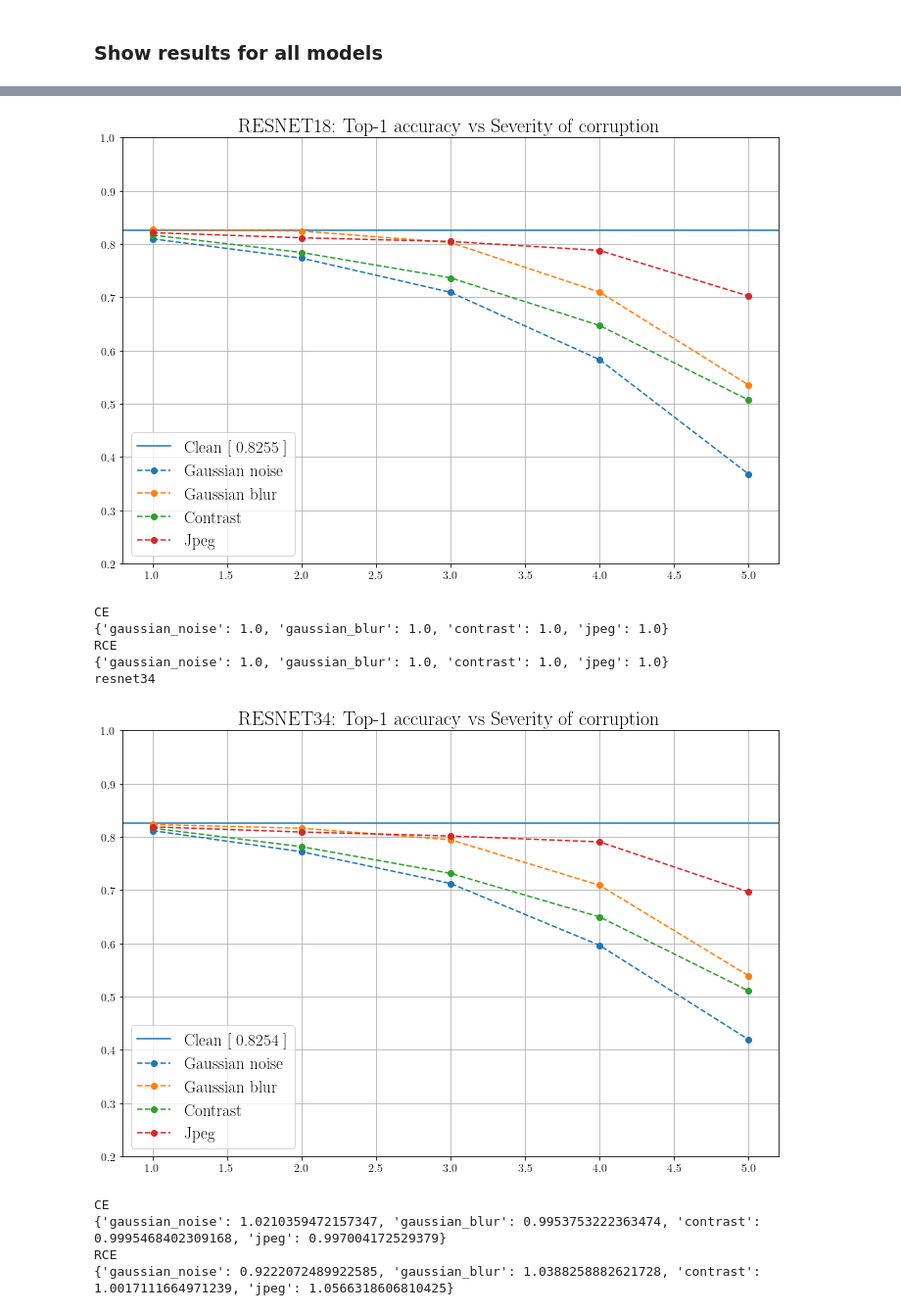
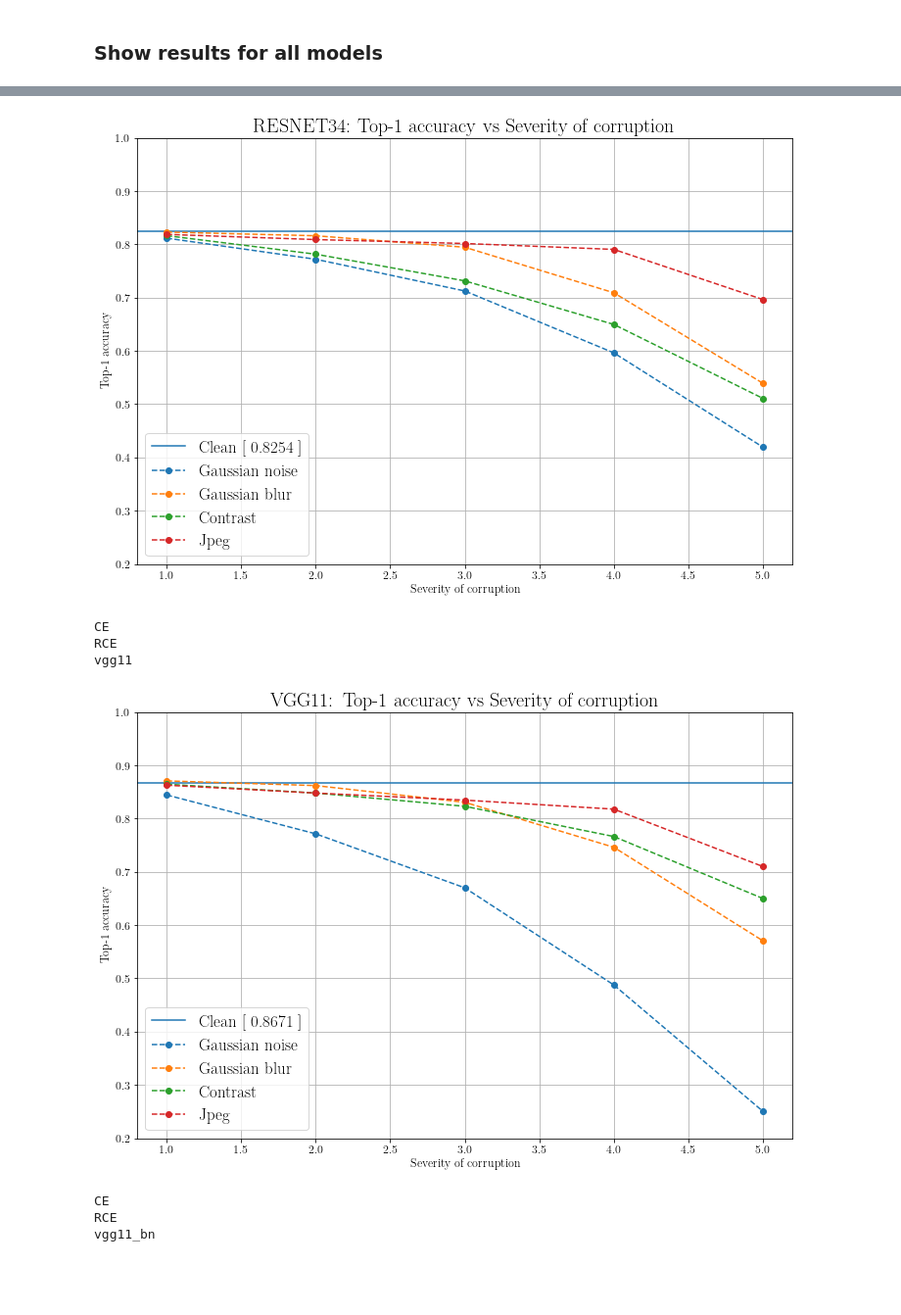
Before and after one commit to bpiyush/DL1Labs, a Jupyter notebook: assignment_2_13677640/part1/test_notebooks/visualize_results.ipynb, the cells around one changed output, grey strips where cells are left out. Shown: that part at 98% size. Cells and saved outputs as stored; diff of their text form; code cells hidden in the pictures; blank space fills up the shorter version.

Commit message:
Plots CE and RCE bar plots for part 1 of assignment 2

```diff
--- a/assignment_2_13677640/part1/test_notebooks/visualize_results.ipynb
+++ b/assignment_2_13677640/part1/test_notebooks/visualize_results.ipynb
@@ -36,8 +36,10 @@ def plot_corruption_results(model_name, model_results, ax=None):
     for corruption, values in corruption_wise_results.items():
         ax.plot(severity_values, values, "--o", label=corruption.replace("_", " ").capitalize())
 
-    ax.set_title(f"{model_name.upper()}: Top-1 accuracy vs Severity of corruption", fontsize=20)
+    ax.set_title(f"{model_name.upper().replace('_', '-')}: Top-1 accuracy vs Severity of corruption", fontsize=20)
     ax.grid()
+    ax.set_xlabel("Severity of corruption", fontsize=12)
+    ax.set_ylabel("Top-1 accuracy", fontsize=12)
     ax.legend(fontsize=17)
     ax.tick_params(axis='both', which='major', labelsize=12)
     ax.tick_params(axis='both', which='minor', labelsize=10)
@@ -66,21 +68,25 @@ def get_corruption_wise_results(results):
 
 
 def compute_corruption_error(model_name, model_results, resnet18_results):
-    model_corruption_results = get_corruption_wise_results(model_results)
-    resnet18_corruption_results = get_corruption_wise_results(resnet18_results)
+    mce = get_corruption_wise_results(model_results)
+    mce = {k: 1 - np.array(v) for k, v in mce.items()}
+    rce = get_corruption_wise_results(resnet18_results)
+    rce = {k: 1 - np.array(v) for k, v in rce.items()}
 
-    model_corruption_errors = {k:np.mean(v) for k, v in model_corruption_results.items()}
-    resnet18_corruption_errors = {k:np.mean(v) for k, v in resnet18_corruption_results.items()}
+    mce = {k:np.sum(v) for k, v in mce.items()}
+    rce = {k:np.sum(v) for k, v in rce.items()}
 
-    return {k: model_corruption_errors[k]/resnet18_corruption_errors[k] for k in model_corruption_errors}
+    return {k: mce[k]/rce[k] for k in mce}
 
 
 def compute_relative_corruption_error(model_name, model_results, resnet18_results):
-    model_corruption_results = get_corruption_wise_results(model_results)
-    resnet18_corruption_results = get_corruption_wise_results(resnet18_results)
+    mce = get_corruption_wise_results(model_results)
+    mce = {k: 1 - np.array(v) for k, v in mce.items()}
+    rce = get_corruption_wise_results(resnet18_results)
+    rce = {k: 1 - np.array(v) for k, v in rce.items()}
 
-    mce = {k:np.mean(v) for k, v in model_corruption_results.items()}
-    rce = {k:np.mean(v) for k, v in resnet18_corruption_results.items()}
+    mce = {k:np.sum(v) for k, v in mce.items()}
+    rce = {k:np.sum(v) for k, v in rce.items()}
 
     return {
         k: (mce[k] - model_results["clean"])/(rce[k] - resnet18_results["clean"]) for k in mce
@@ -98,12 +106,18 @@ compute_relative_corruption_error("resnet18", results, results)
 # %%
-model_names = ["resnet18", "resnet34"]
+model_names = ["resnet34", "vgg11", "vgg11_bn", "densenet121"]
+corruptions = ["gaussian_noise", "gaussian_blur", "contrast", "jpeg"]
+df_ce = pd.DataFrame(None, columns=corruptions, index=model_names)
+df_rce = pd.DataFrame(None, columns=corruptions, index=model_names)
+
 for model_name in model_names:
     print(model_name)
     path = f"../results/{model_name}_results.json"
     model_results = load_json(path)
     plot_corruption_results(model_name, model_results)
     print("CE")
-    print(compute_corruption_error(model_name, model_results, results))
+    ce = compute_corruption_error(model_name, model_results, results)
+    df_ce.loc[model_name] = ce
     print("RCE")
-    print(compute_relative_corruption_error(model_name, model_results, results))
+    rce = compute_relative_corruption_error(model_name, model_results, results)
+    df_rce.loc[model_name] = rce
 # %% [output]
@@ -111,11 +125,8 @@ resnet18
-[figure, old version]
+[figure, new version]
 CE
-{'gaussian_noise': 1.0, 'gaussian_blur': 1.0, 'contrast': 1.0, 'jpeg': 1.0}
 RCE
-{'gaussian_noise': 1.0, 'gaussian_blur': 1.0, 'contrast': 1.0, 'jpeg': 1.0}
-resnet34
+vgg11
-[figure, old version]
+[figure, new version]
 CE
-{'gaussian_noise': 1.0210359472157347, 'gaussian_blur': 0.9953753222363474, 'contrast': 0.9995468402309168, 'jpeg': 0.997004172529379}
 RCE
-{'gaussian_noise': 0.9222072489922585, 'gaussian_blur': 1.0388258882621728, 'contrast': 1.0017111664971239, 'jpeg': 1.0566318606810425}
+vgg11_bn
```
Also changed, not shown: parts of 11 cells of this notebook, 7 other files.
